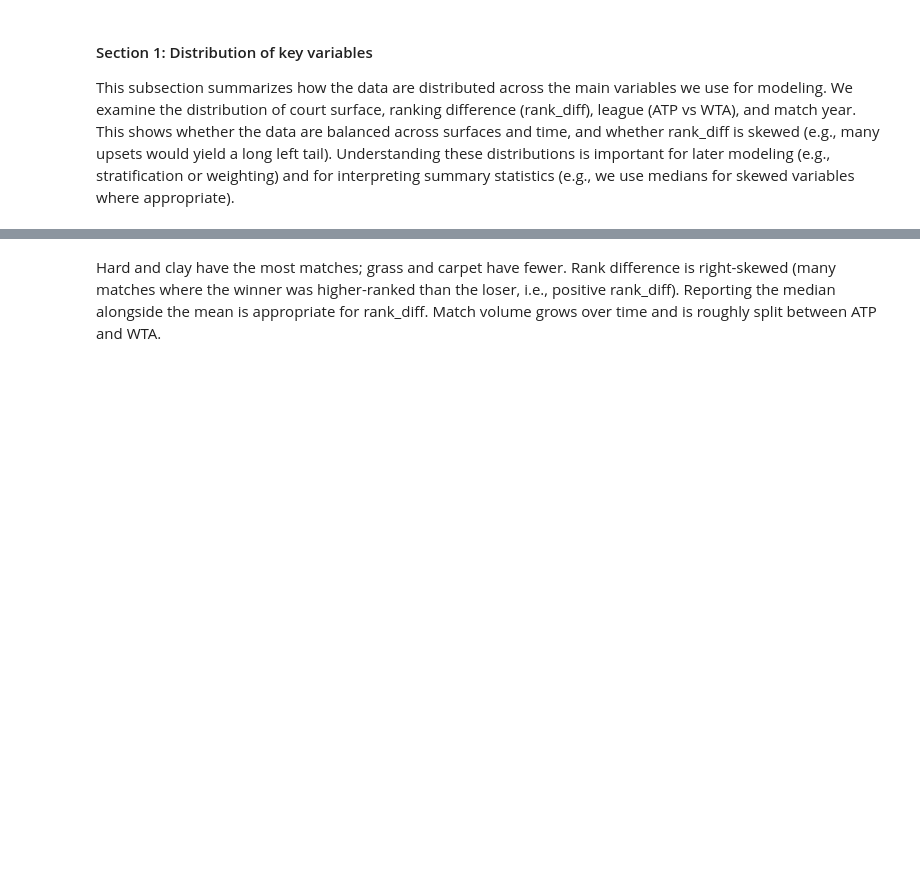
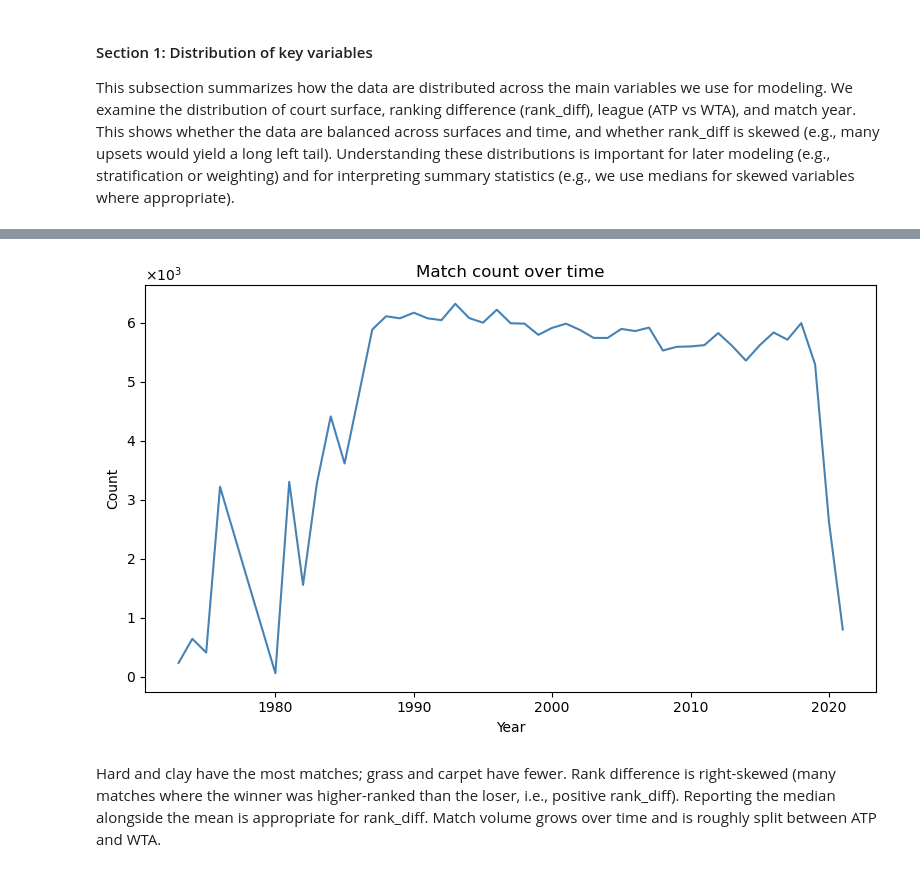
Before and after one commit to hhalsaif/Group003_WI26, a Jupyter notebook: 02-EDACheckpoint.ipynb, the cells around one changed output, grey strips where cells are left out. Saved outputs shown, nothing was run; the diff lists cells and outputs as text; code cells hidden in the pictures; blank space fills up the shorter version.

```diff
--- a/02-EDACheckpoint.ipynb
+++ b/02-EDACheckpoint.ipynb
@@ -198,3 +217,24 @@ Name: count, dtype: int64
+# %%
+# Plot 4: Matches per year (scientific notation on y-axis)
+from matplotlib.ticker import ScalarFormatter
+
+fig, ax = plt.subplots(figsize=(8, 5))
+
+df.groupby("year").size().plot(ax=ax, color="steelblue")
+ax.set_title("Match count over time")
+ax.set_xlabel("Year")
+ax.set_ylabel("Count")
+
+fmt = ScalarFormatter(useMathText=True)
+fmt.set_scientific(True)
+fmt.set_powerlimits((3, 3))
+ax.yaxis.set_major_formatter(fmt)
+
+plt.tight_layout()
+fig.savefig("results/eda_matches_per_year.png", dpi=200, bbox_inches="tight")
+plt.show()
+# %% [output]
+[figure, added]
 # %% [markdown]
 Hard and clay have the most matches; grass and carpet have fewer. Rank difference is right-skewed (many matches where the winner was higher-ranked than the loser, i.e., positive rank_diff). Reporting the median alongside the mean is appropriate for rank_diff. Match volume grows over time and is roughly split between ATP and WTA.
 # %% [markdown]
```
Also changed, not shown: parts of 4 cells of this notebook, 12 other files.
